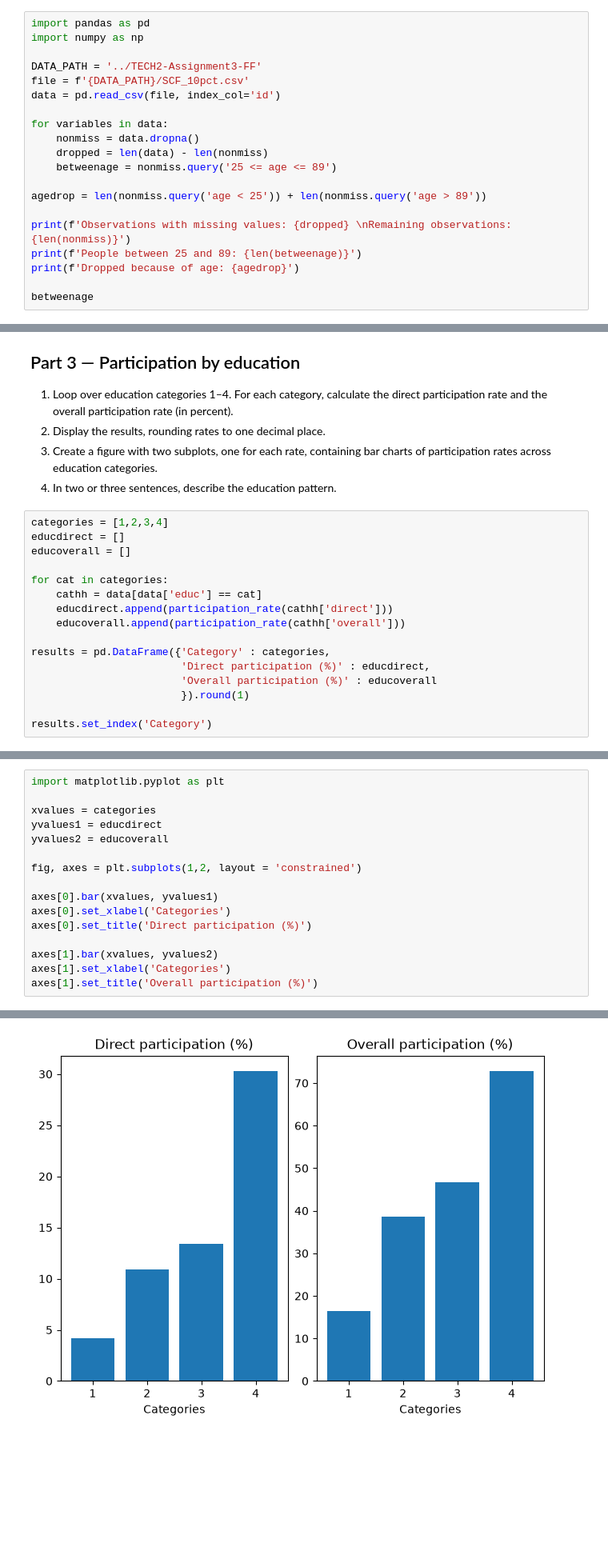
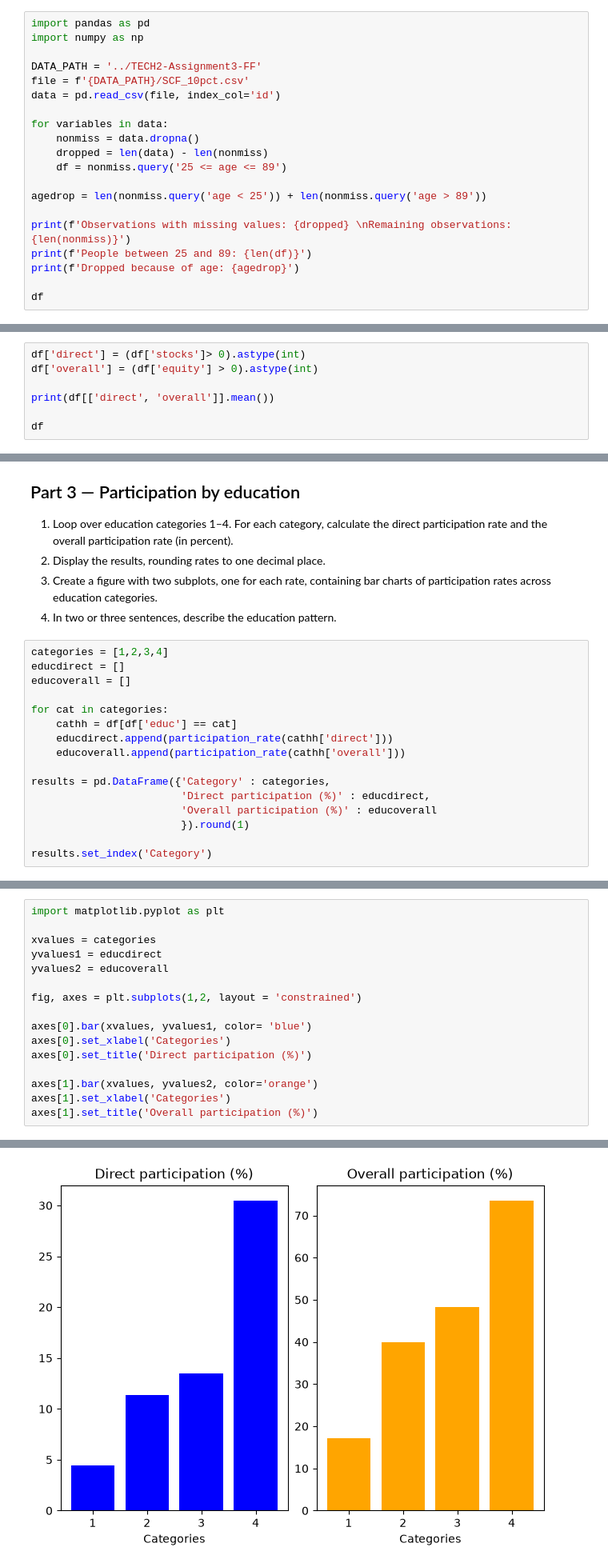
Before and after one commit to falkfrydenlund-creator/TECH2-Assignment3-FF, a Jupyter notebook: assignment3.ipynb, the cells around one changed output, grey strips where cells are left out. Shown at 80% size. Cells and saved outputs as stored; diff of their text form; blank space fills up the shorter version.

```diff
--- a/assignment3.ipynb
+++ b/assignment3.ipynb
@@ -101,15 +101,15 @@ data = pd.read_csv(file, index_col='id')
 for variables in data:
     nonmiss = data.dropna()
     dropped = len(data) - len(nonmiss)
-    betweenage = nonmiss.query('25 <= age <= 89')
+    df = nonmiss.query('25 <= age <= 89')
 
 agedrop = len(nonmiss.query('age < 25')) + len(nonmiss.query('age > 89'))
 
 print(f'Observations with missing values: {dropped} \nRemaining observations: {len(nonmiss)}')
-print(f'People between 25 and 89: {len(betweenage)}')
+print(f'People between 25 and 89: {len(df)}')
 print(f'Dropped because of age: {agedrop}')
 
-betweenage
+df
 # %% [output]
 Observations with missing values: 50
 Remaining observations: 5758
@@ -156,0 +132,7 @@ dtype: float64
+# %%
+df['direct'] = (df['stocks']> 0).astype(int)
+df['overall'] = (df['equity'] > 0).astype(int)
+
+print(df[['direct', 'overall']].mean())
+
+df
@@ -210,7 +210,7 @@ educdirect = []
 educoverall = []
 
 for cat in categories:
-    cathh = data[data['educ'] == cat]
+    cathh = df[df['educ'] == cat]
     educdirect.append(participation_rate(cathh['direct']))
     educoverall.append(participation_rate(cathh['overall']))
 
@@ -230,22 +230,22 @@ results.set_index('Category')
 # %%
 import matplotlib.pyplot as plt
 
 xvalues = categories
 yvalues1 = educdirect
 yvalues2 = educoverall
 
 fig, axes = plt.subplots(1,2, layout = 'constrained')
 
-axes[0].bar(xvalues, yvalues1)
+axes[0].bar(xvalues, yvalues1, color= 'blue')
 axes[0].set_xlabel('Categories')
 axes[0].set_title('Direct participation (%)')
 
-axes[1].bar(xvalues, yvalues2)
+axes[1].bar(xvalues, yvalues2, color='orange')
 axes[1].set_xlabel('Categories')
 axes[1].set_title('Overall participation (%)')
 # %% [output]
 Text(0.5, 1.0, 'Overall participation (%)')
-[figure, old version]
+[figure, new version]
 # %% [markdown]
 The participation rates rise with each level of education, for both direct- and overall participation. For each level the percentage that directly participates rise more than that of overall participation, meaning that for each level more people are moving from indirectly to directly participating
 # %% [markdown]
```
Also changed, not shown: parts of 8 cells of this notebook.
